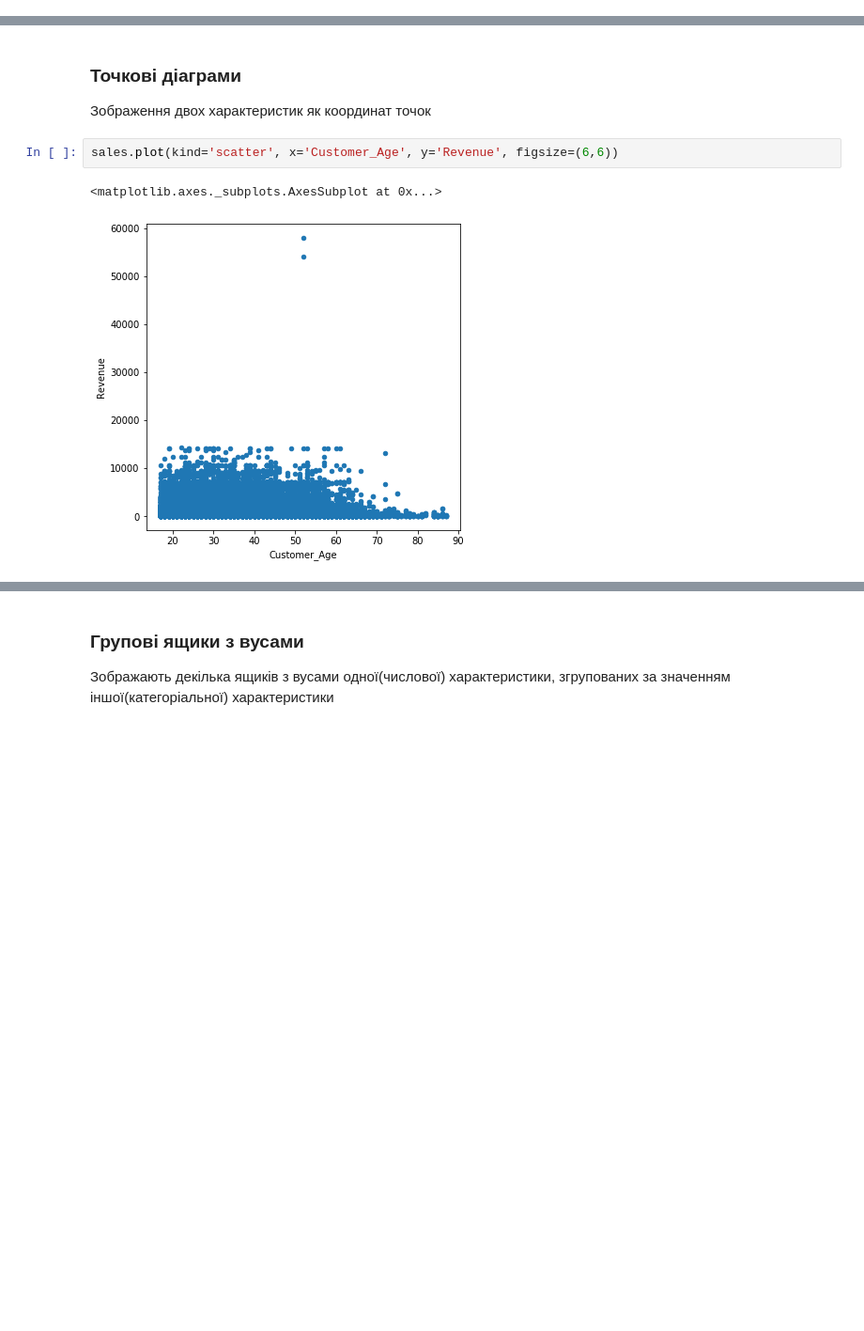
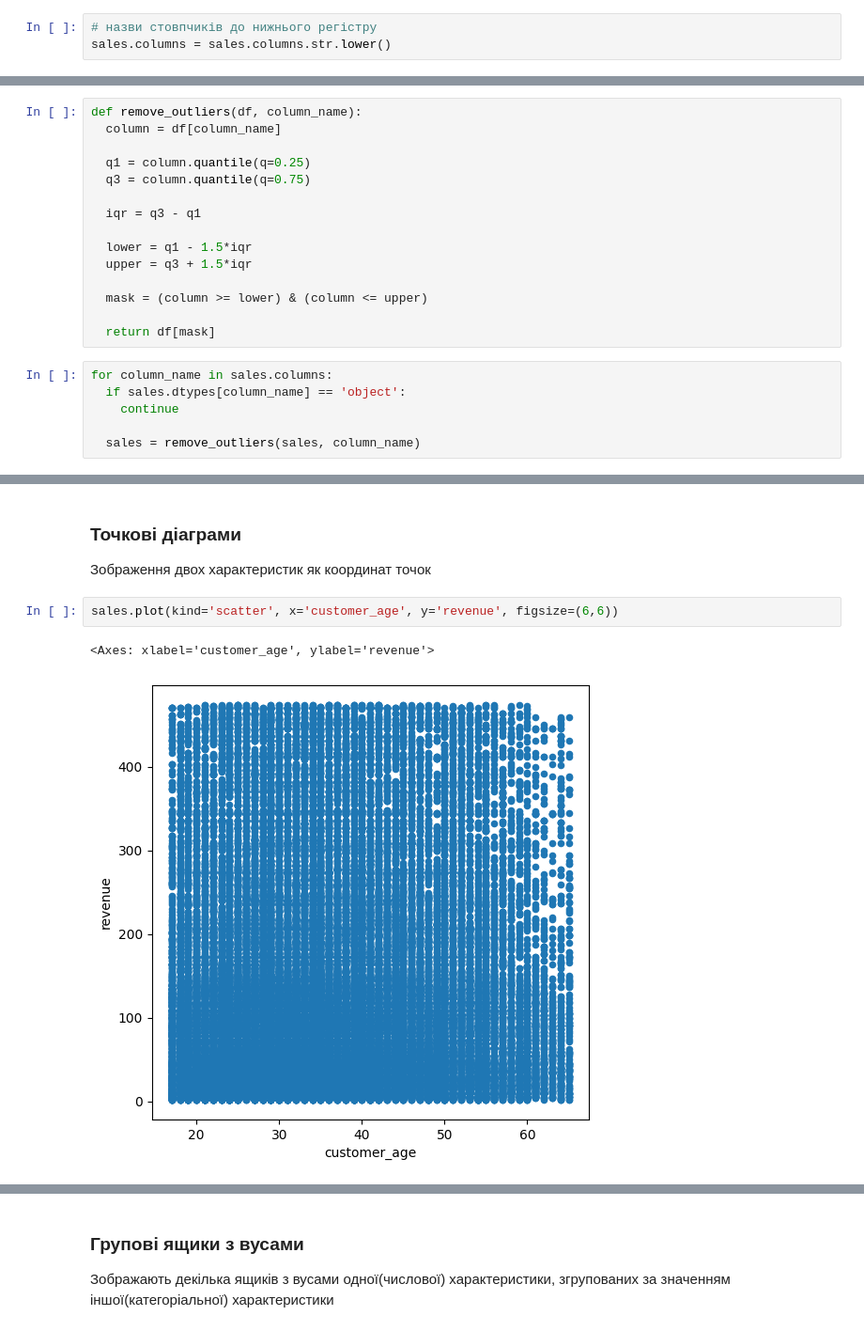
Before and after one commit to HalyshAnton/IT-Step-Pyton-AI, a Jupyter notebook: module2/data_analysis.ipynb, the cells around one changed output, grey strips where cells are left out. Shown at 94% size. Cells and saved outputs as stored; diff of their text form; blank space fills up the shorter version.

```diff
--- a/module2/data_analysis.ipynb
+++ b/module2/data_analysis.ipynb
@@ -31,6 +31,9 @@ sales.head()
 | 2 | 2014-03-23 | 23 | March | 2014 | 49 | Adults (35-64) | M | Australia | New South Wales | ... |
 | 3 | 2016-03-23 | 23 | March | 2016 | 49 | Adults (35-64) | M | Australia | New South Wales | ... |
 | 4 | 2014-05-15 | 15 | May | 2014 | 47 | Adults (35-64) | F | Australia | New South Wales | ... |
+# %%
+# назви стовпчиків до нижнього регістру
+sales.columns = sales.columns.str.lower()
 # %%
 sales.shape
 # %% [output]
@@ -209,3 +210,24 @@ sales['Unit_Cost'].plot(kind='box', vert=False, figsize=(14,6))
 6. Викидами вважаємо значення які `< lower` або `>upper`
 
 Після очищення даних потрібно **обов'язково** перевірити їхню кількість
+# %%
+def remove_outliers(df, column_name):
+  column = df[column_name]
+
+  q1 = column.quantile(q=0.25)
+  q3 = column.quantile(q=0.75)
+
+  iqr = q3 - q1
+
+  lower = q1 - 1.5*iqr
+  upper = q3 + 1.5*iqr
+
+  mask = (column >= lower) & (column <= upper)
+
+  return df[mask]
+# %%
+for column_name in sales.columns:
+  if sales.dtypes[column_name] == 'object':
+    continue
+
+  sales = remove_outliers(sales, column_name)
@@ -324,8 +347,8 @@ plt.colorbar()
 ### Точкові діаграми
 Зображення двох характеристик як координат точок
 # %%
-sales.plot(kind='scatter', x='Customer_Age', y='Revenue', figsize=(6,6))
+sales.plot(kind='scatter', x='customer_age', y='revenue', figsize=(6,6))
 # %% [output]
-<matplotlib.axes._subplots.AxesSubplot at 0x...>
+<Axes: xlabel='customer_age', ylabel='revenue'>
-[figure, old version]
+[figure, new version]
 # %%
```
Also changed, not shown: parts of 32 cells of this notebook.
